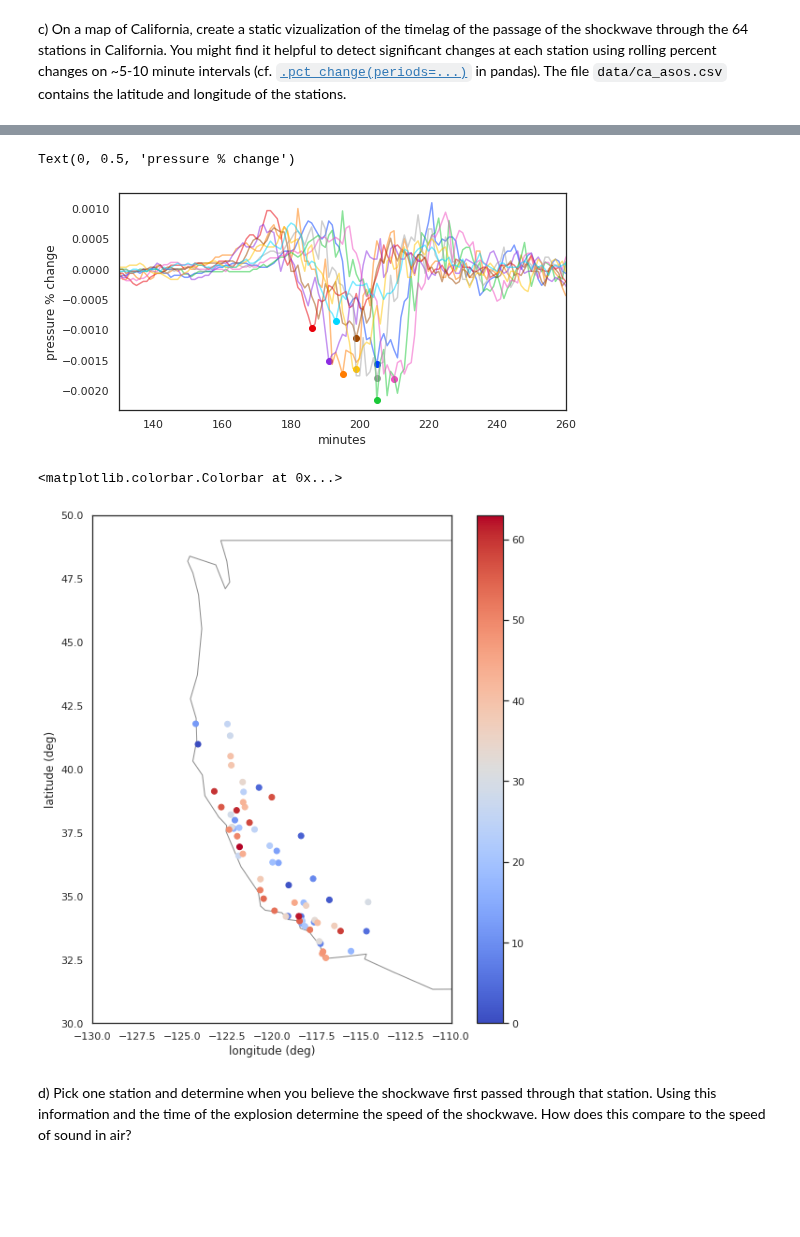
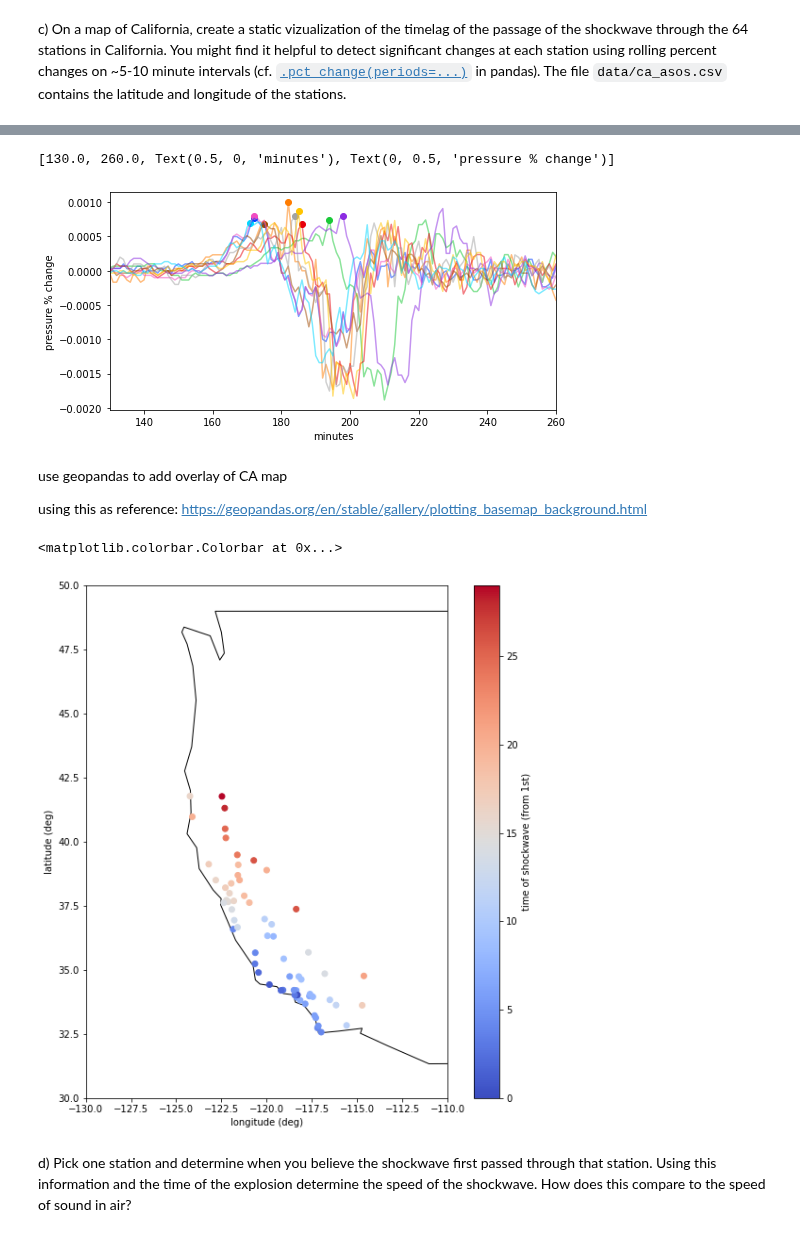
Before and after one commit to zbalewski/python-ay250-homework, a Jupyter notebook: hw_2/hw_2.ipynb, the cells around one changed output, grey strips where cells are left out. Saved outputs shown, nothing was run; the diff lists cells and outputs as text; code cells hidden in the pictures; blank space fills up the shorter version.

Commit message:
updated plotting code to be less ugly

```diff
--- a/hw_2/hw_2.ipynb
+++ b/hw_2/hw_2.ipynb
@@ -145,22 +136,35 @@ peak_idx = pressure_change.idxmin()
+# %%
+## find point of max pressure change: try 2 options
+
+# ## option 1: large negative deflection ~200 min
+# peak_idx = pressure_change.idxmin()
+
+
+## option2: max positive pressure change before negative deflection
+cutoff = pressure_change.idxmin()
+
+# search for max before cutoff
+peak_idx = np.empty(len(stations_CA), dtype='int')
+for i in range(len(stations_CA)):
+    pressure_change_short = pressure_change.iloc[:cutoff[i], i]
+    peak_idx[i] = pressure_change_short.idxmax()
 # %%
 # sanity check 10 random stations to make sure this worked...
 N = 10
 
 fig = plt.figure(figsize=(8,4))
+ax = fig.add_subplot()
 
 sns.set_palette("bright", N)
 for i in np.random.choice(len(stations_CA), size=N, replace=False):
-    plt.plot(pressure_change.iloc[:,i], alpha=.5)
-    plt.scatter(peak_idx[i], pressure_change.iloc[peak_idx[i],i])
+    ax.plot(pressure_change.iloc[:,i], alpha=.5)
+    ax.scatter(peak_idx[i], pressure_change.iloc[peak_idx[i],i])
 
 # zoom in to investigate
-plt.xlim(130, 260)
-
-plt.xlabel('minutes')
-plt.ylabel('pressure % change')
+plt.setp(ax, xlim=(130, 260), xlabel='minutes', ylabel='pressure % change')
 # %% [output]
-Text(0, 0.5, 'pressure % change')
+[130.0, 260.0, Text(0.5, 0, 'minutes'), Text(0, 0.5, 'pressure % change')]
-[figure, old version]
+[figure, new version]
 # %%
 # make this into a pd dataframe for easy merging later
 peakchange = pd.DataFrame({'stid': stations_CA,
@@ -180,30 +181,32 @@ df_merged_CA = pd.merge(peakchange, df_stations_CA, on='stid')
+# %% [markdown]
+use geopandas to add overlay of CA map
+
+using this as reference: https://geopandas.org/en/stable/gallery/plotting_basemap_background.html
 # %%
 # for now, just use USA map from preloaded datasets
 maps = geopandas.read_file(geopandas.datasets.get_path('naturalearth_lowres'))
 USA = maps[maps.name=='United States of America']
 # %%
-# show USA:
-USA.plot(figsize=(10, 10), alpha=0.5, edgecolor='k', facecolor='w')
+# generate figure with CA + all stations, using heatmap to indicate time of shockwave
+
+fig = plt.figure(figsize=(10,10))
+ax = fig.add_subplot()
+
+# show USA map
+USA.plot(ax=ax, edgecolor='k', facecolor='w')
 
 # add staions, using heatmap to indicate time of shockwave
-import matplotlib.cm as cm
-plt.scatter(df_merged_CA['lon'], df_merged_CA['lat'],
-            c=range(df_merged_CA.shape[0]),
-           cmap=sns.color_palette('coolwarm', as_cmap=True),
-           alpha=1)
-
+ss = ax.scatter(df_merged_CA['lon'], df_merged_CA['lat'],
+            c=df_merged_CA.wave_peak - df_merged_CA.wave_peak.min(),
+            cmap=sns.color_palette('coolwarm', as_cmap=True),
+            alpha=1)
 
 # format
-plt.xlim([-130, -110])
-plt.ylim([30, 50])
-
-plt.xlabel('longitude (deg)')
-plt.ylabel('latitude (deg)')
-
-plt.colorbar()
+plt.setp(ax, xlim=(-130, -110), ylim=(30, 50), xlabel='longitude (deg)', ylabel='latitude (deg)')
+fig.colorbar(ss, label='time of shockwave (from 1st)') # not sure if using 'fig' here is correct...
 # %% [output]
 <matplotlib.colorbar.Colorbar at 0x...>
-[figure, old version]
+[figure, new version]
 # %% [markdown]
 d) Pick one station and determine when you believe the shockwave first passed through that station. Using this information and the time of the explosion determine the speed of the shockwave. How does this compare to the speed of sound in air?
 # %%
```
Also changed, not shown: parts of 14 cells of this notebook.
